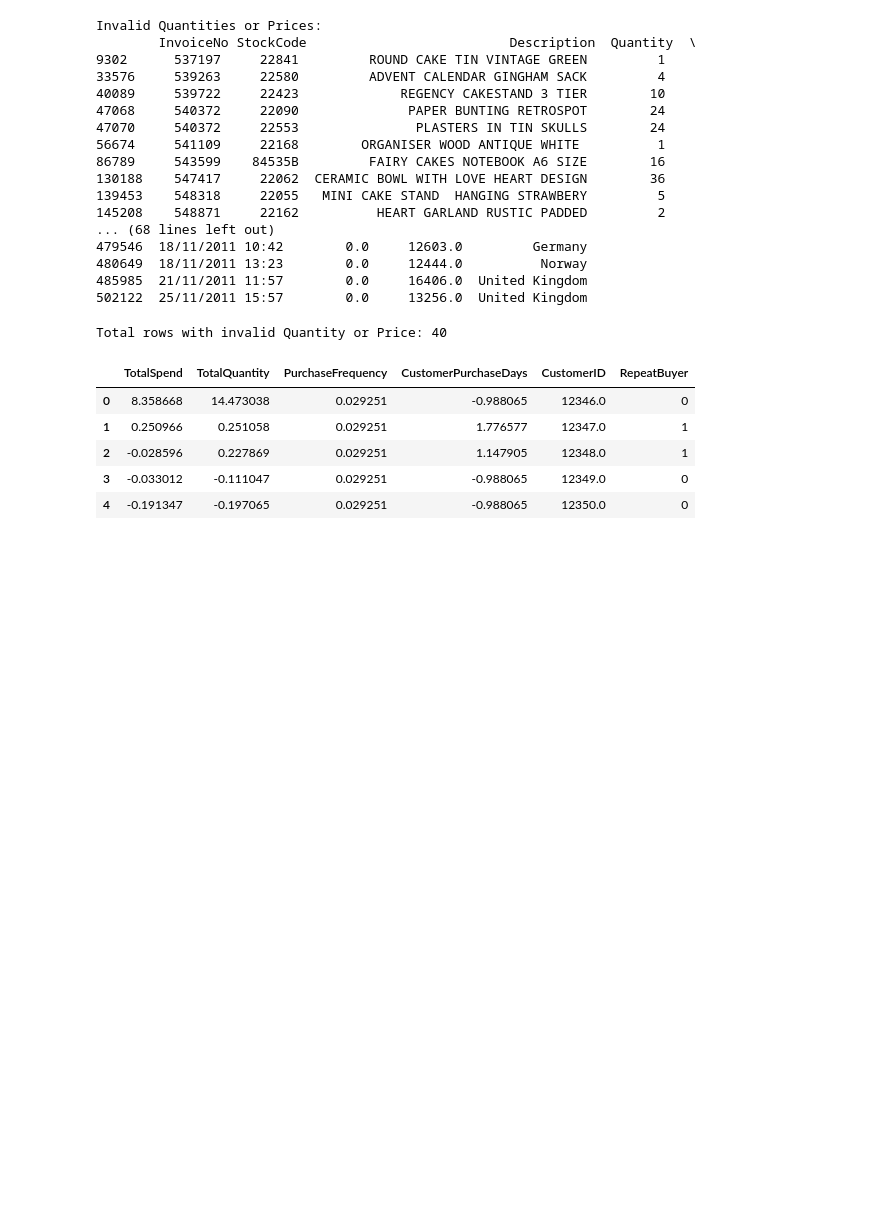
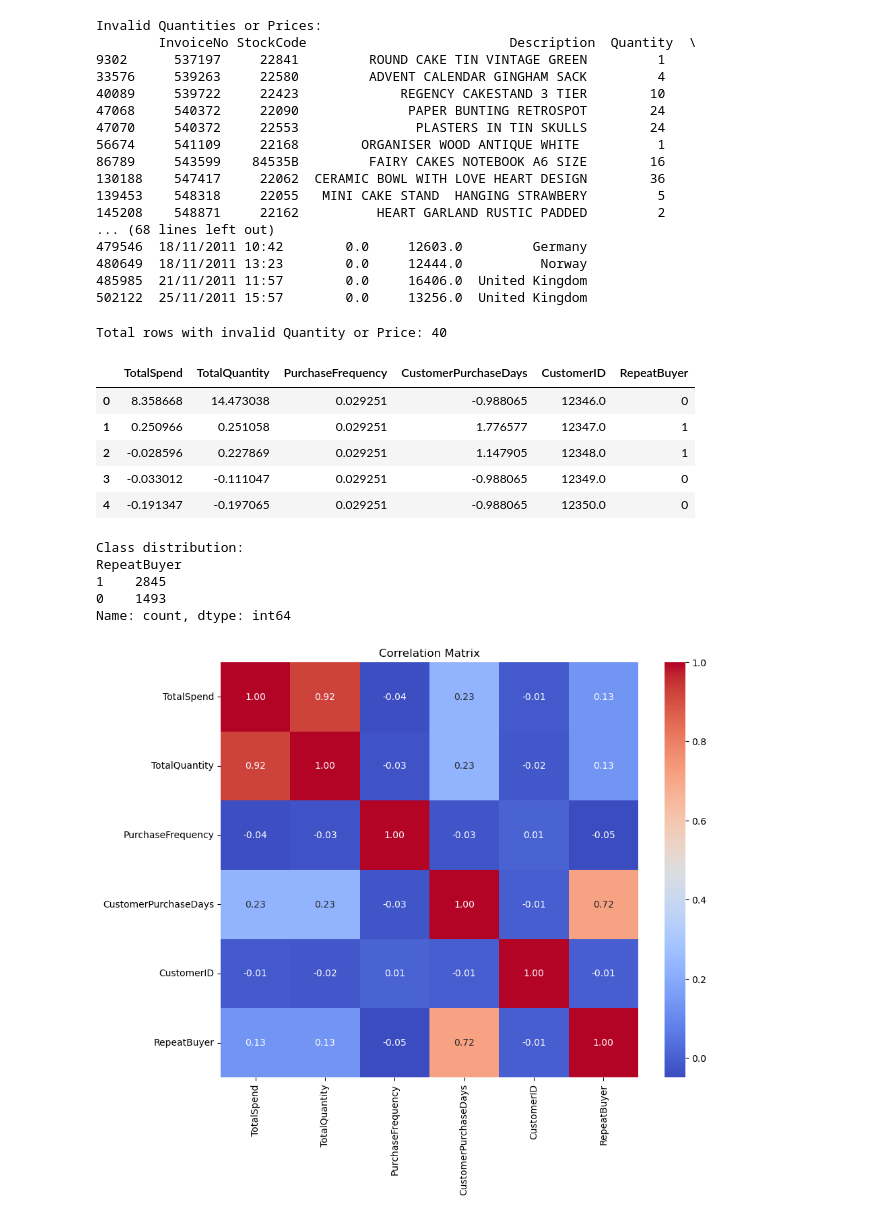
Before and after one commit to Zahid295/repeat-purchase-prediction, a Jupyter notebook: CA2_Capstone.ipynb, the cells around one changed output. Cells and saved outputs as stored; diff of their text form; code cells hidden in the pictures; blank space fills up the shorter version.

```diff
--- a/CA2_Capstone.ipynb
+++ b/CA2_Capstone.ipynb
@@ -278,3 +278,22 @@ prepared_df.head()
 | 2 | -0.028596 | 0.227869 | 0.029251 | 1.147905 | 12348.0 | 1 |
 | 3 | -0.033012 | -0.111047 | 0.029251 | -0.988065 | 12349.0 | 0 |
 | 4 | -0.191347 | -0.197065 | 0.029251 | -0.988065 | 12350.0 | 0 |
+# %%
+# Check class imbalance (if classification target exists)
+if 'RepeatBuyer' in prepared_df.columns:
+    print("\nClass distribution:")
+    print(prepared_df['RepeatBuyer'].value_counts())
+# %% [output]
+Class distribution:
+RepeatBuyer
+1    2845
+0    1493
+Name: count, dtype: int64
+# %%
+# Correlation heatmap for numerical variables
+plt.figure(figsize=(10, 8))
+sns.heatmap(prepared_df.corr(numeric_only=True), annot=True, cmap="coolwarm", fmt=".2f")
+plt.title("Correlation Matrix")
+plt.show()
+# %% [output]
+[figure, added]
```
Also changed, not shown: parts of 4 cells of this notebook, 1 other file.
